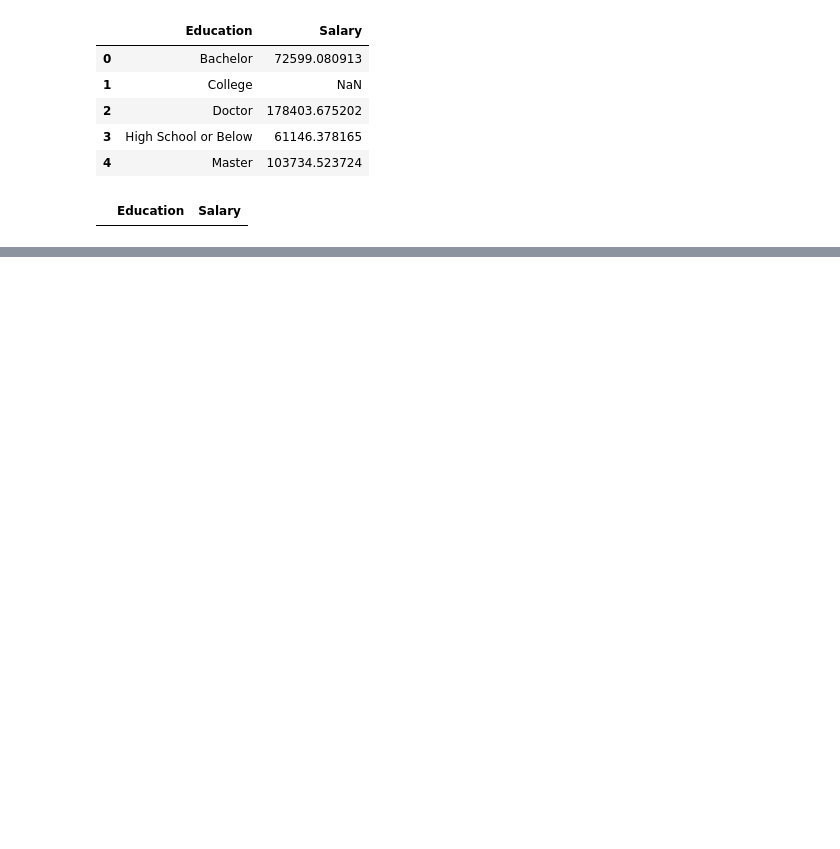
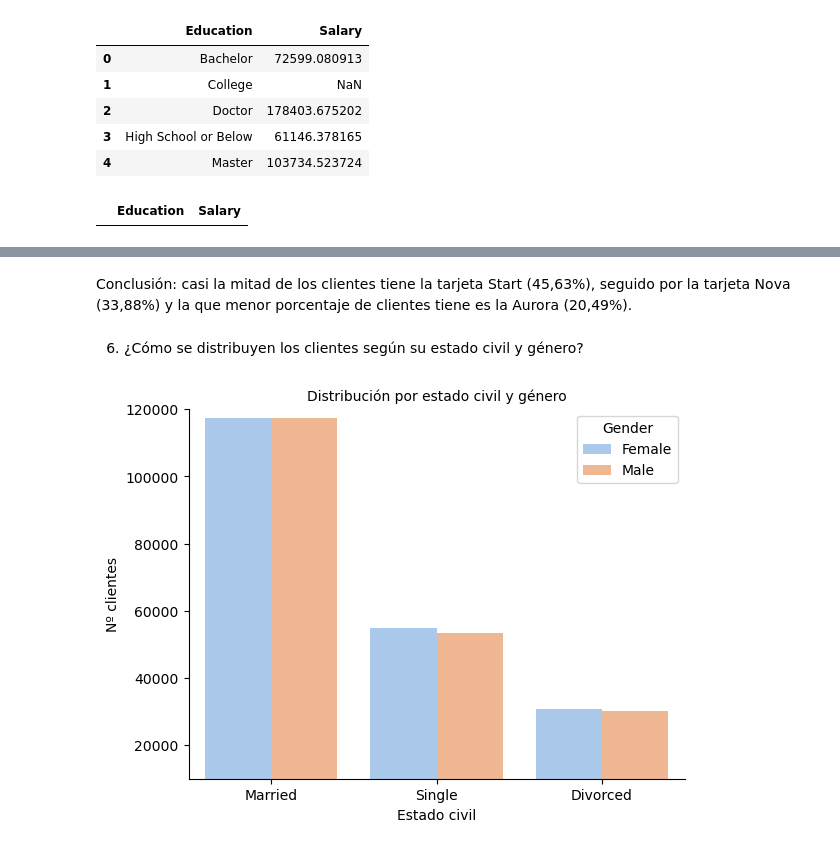
Before and after one commit to Adalab/bda-modulo-3-evaluacion-final-Marina-pg, a Jupyter notebook: evaluacion/ev_3_Marina.ipynb, the cells around one changed output, grey strips where cells are left out. Drawn from its saved outputs; the diff is of its cells as text; code cells hidden in the pictures; blank space fills up the shorter version.

```diff
--- a/evaluacion/ev_3_Marina.ipynb
+++ b/evaluacion/ev_3_Marina.ipynb
@@ -394,0 +430,14 @@ df_limpio.columns
+# %% [markdown]
+Conclusión: casi la mitad de los clientes tiene la tarjeta Start (45,63%), seguido por la tarjeta Nova (33,88%) y la que menor porcentaje de clientes tiene es la Aurora (20,49%).
+# %% [markdown]
+6. ¿Cómo se distribuyen los clientes según su estado civil y género?
+# %%
+sns.countplot(x='Marital Status', data=df_limpio, palette='pastel', hue='Gender')
+plt.xlabel('Estado civil')
+plt.ylabel('Nº clientes')
+plt.title('Distribución por estado civil y género', fontsize = 10)
+plt.gca().spines['right'].set_visible(False)
+plt.gca().spines['top'].set_visible(False)
+plt.ylim([10000, 120000]);
+# %% [output]
+[figure, added]
```
Also changed, not shown: parts of 24 cells of this notebook, 1 other file.
